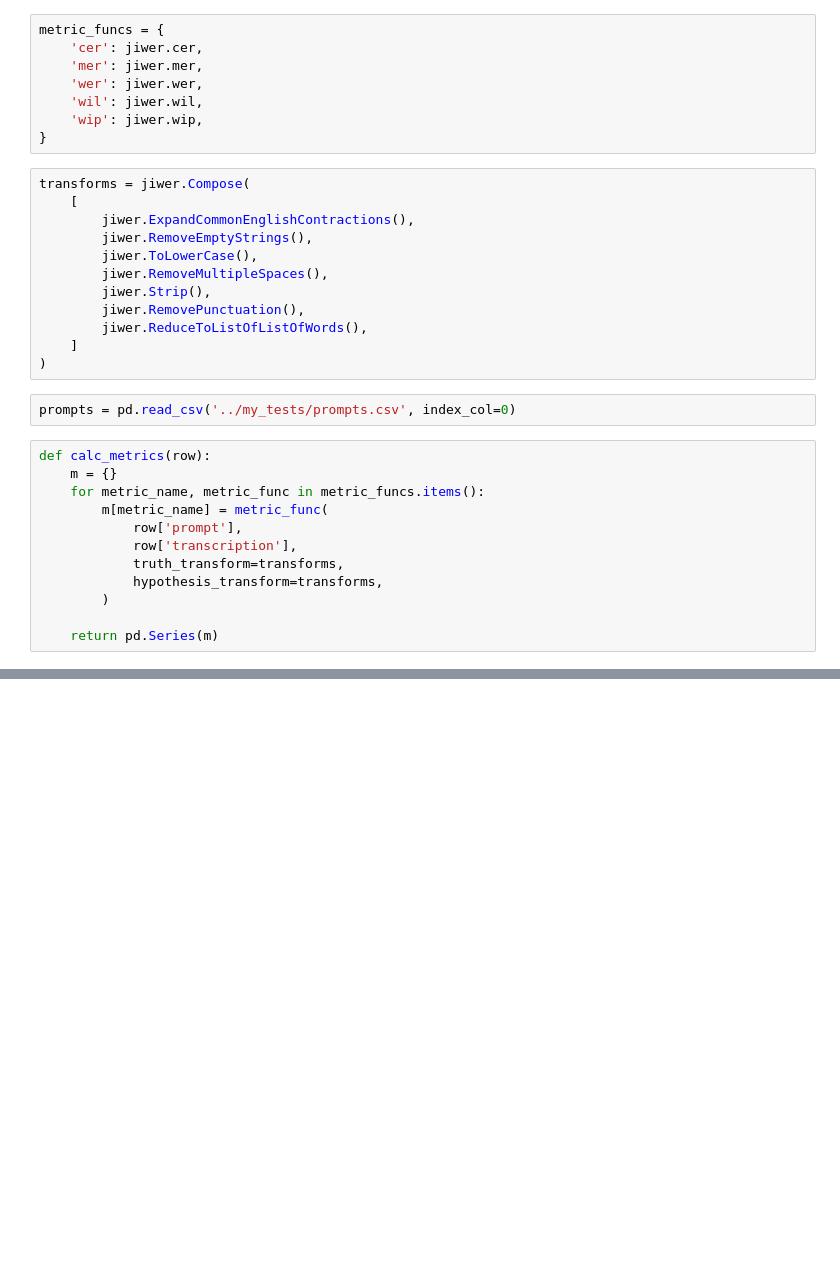
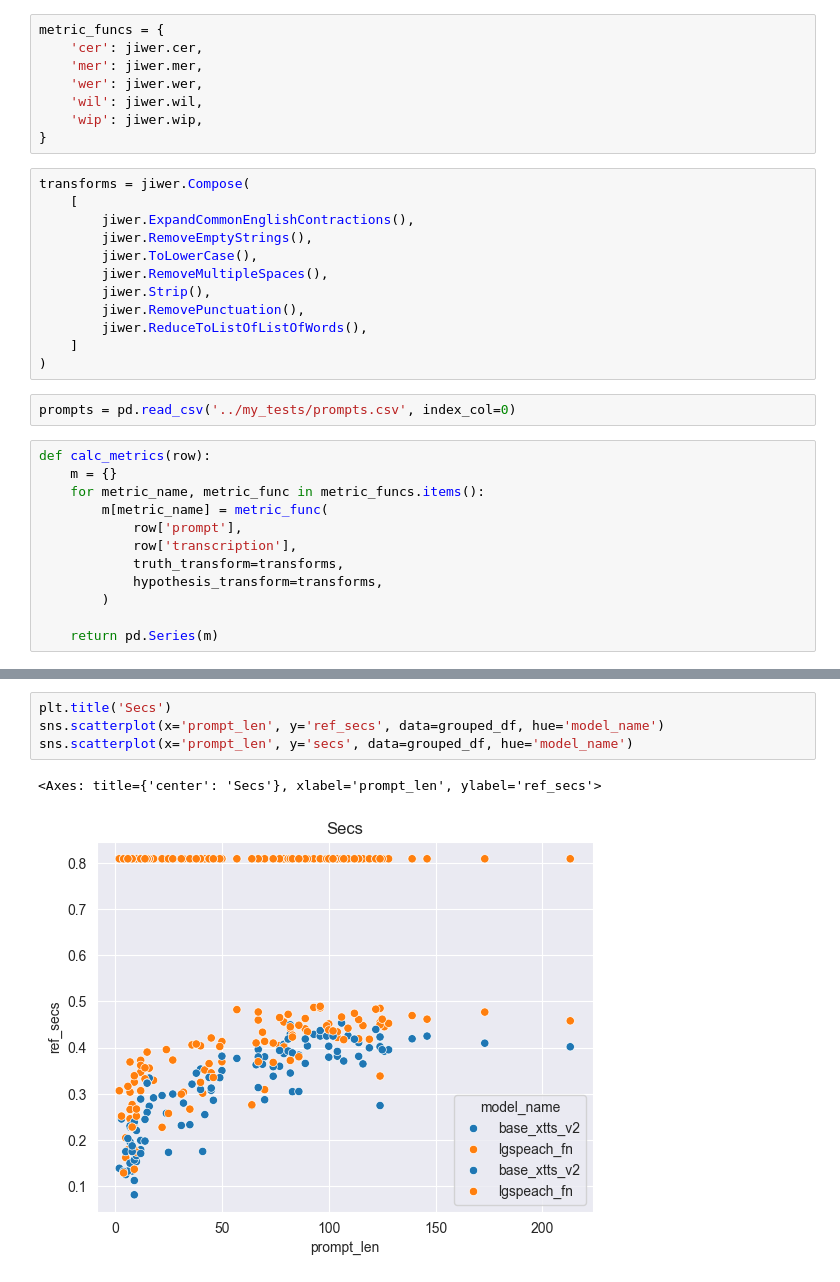
Before and after one commit to BirdWithDreams/diploma, a Jupyter notebook: my_scripts/metrics.ipynb, the cells around one changed output, grey strips where cells are left out. Drawn from its saved outputs; the diff is of its cells as text; blank space fills up the shorter version.

```diff
--- a/my_scripts/metrics.ipynb
+++ b/my_scripts/metrics.ipynb
@@ -489,0 +143,7 @@ Audio(wav, rate=24000)
+# %%
+plt.title('Secs')
+sns.scatterplot(x='prompt_len', y='ref_secs', data=grouped_df, hue='model_name')
+sns.scatterplot(x='prompt_len', y='secs', data=grouped_df, hue='model_name')
+# %% [output]
+<Axes: title={'center': 'Secs'}, xlabel='prompt_len', ylabel='ref_secs'>
+[figure, added]
```
Also changed, not shown: parts of 62 cells of this notebook.
